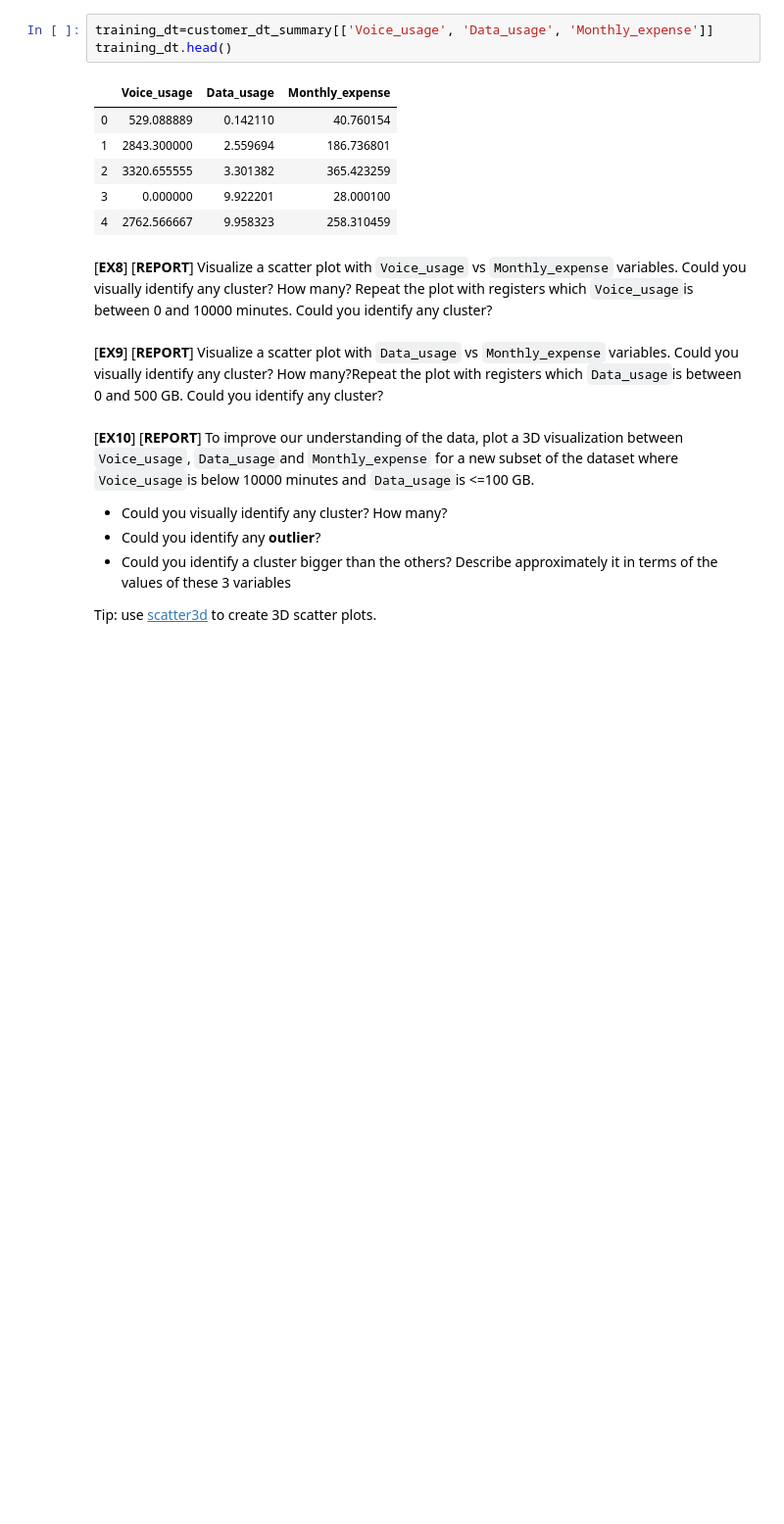
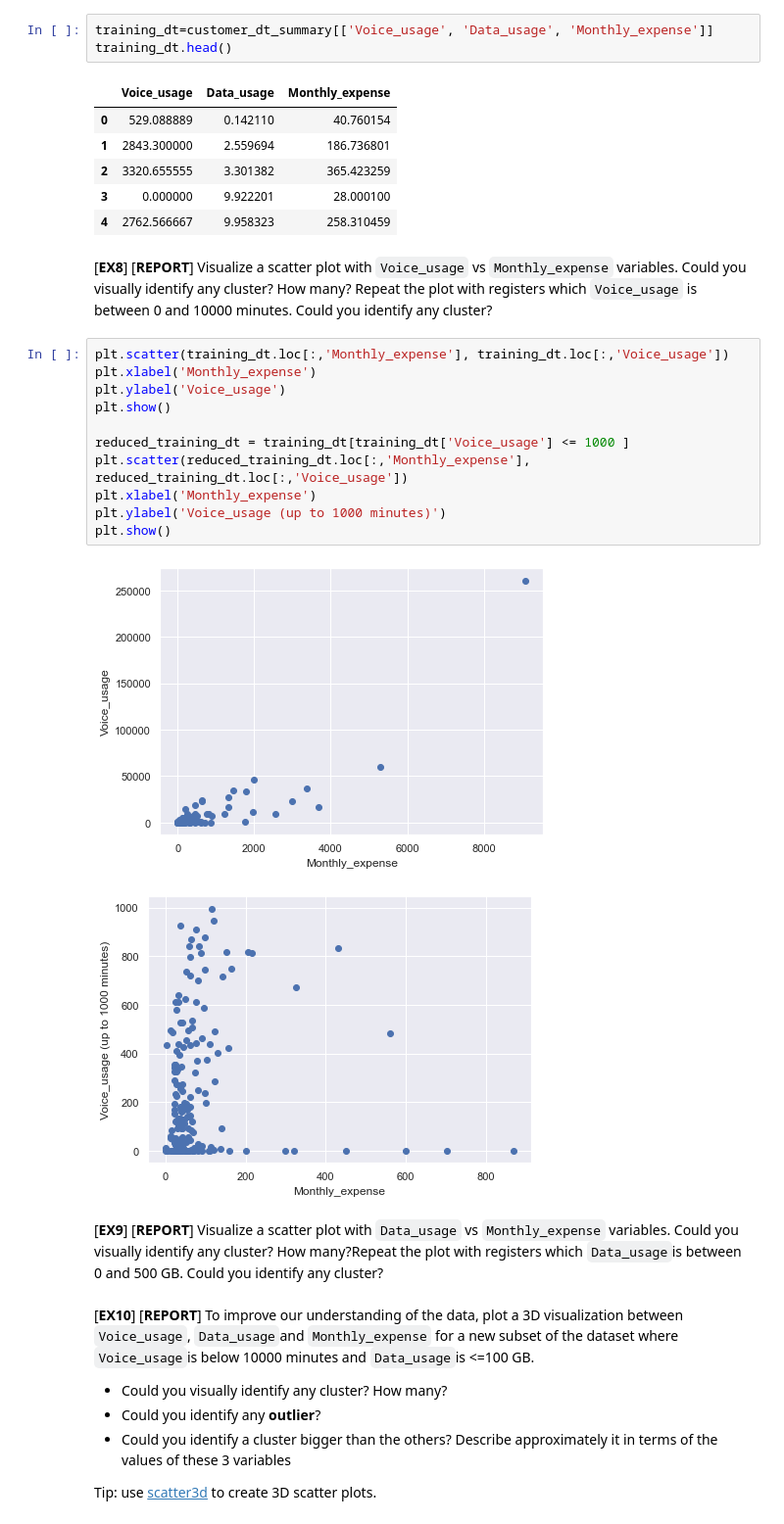
Before and after one commit to Alejandro-FA/UPF-Machine_Learning, a Jupyter notebook: Project-1/P01_Clustering students.ipynb, the cells around one changed output. Shown: that part at 98% size. Saved outputs shown, nothing was run; the diff lists cells and outputs as text; blank space fills up the shorter version.

```diff
--- a/Project-1/P01_Clustering students.ipynb
+++ b/Project-1/P01_Clustering students.ipynb
@@ -403,7 +403,21 @@ training_dt.head()
 | 3 | 0.000000 | 9.922201 | 28.000100 |
 | 4 | 2762.566667 | 9.958323 | 258.310459 |
 # %% [markdown]
-[**EX8**] [**REPORT**] Visualize a scatter plot with `Voice_usage` vs `Monthly_expense` variables. Could you visually identify any cluster? How many? Repeat the plot with registers which `Voice_usage`is between 0 and 10000 minutes. Could you identify any cluster?
+[**EX8**] [**REPORT**] Visualize a scatter plot with `Voice_usage` vs `Monthly_expense` variables. Could you visually identify any cluster? How many? Repeat the plot with registers which `Voice_usage` is between 0 and 10000 minutes. Could you identify any cluster?
+# %%
+plt.scatter(training_dt.loc[:,'Monthly_expense'], training_dt.loc[:,'Voice_usage'])
+plt.xlabel('Monthly_expense')
+plt.ylabel('Voice_usage')
+plt.show()
+
+reduced_training_dt = training_dt[training_dt['Voice_usage'] <= 1000 ]
+plt.scatter(reduced_training_dt.loc[:,'Monthly_expense'], reduced_training_dt.loc[:,'Voice_usage'])
+plt.xlabel('Monthly_expense')
+plt.ylabel('Voice_usage (up to 1000 minutes)')
+plt.show()
+# %% [output]
+[figure, added]
+[figure, added]
 # %% [markdown]
 [**EX9**] [**REPORT**] Visualize a scatter plot with `Data_usage` vs `Monthly_expense` variables. Could you visually identify any cluster? How many?Repeat the plot with registers which `Data_usage`is between 0 and 500 GB. Could you identify any cluster?
 # %% [markdown]
```
Also changed, not shown: parts of 1 cell of this notebook.
